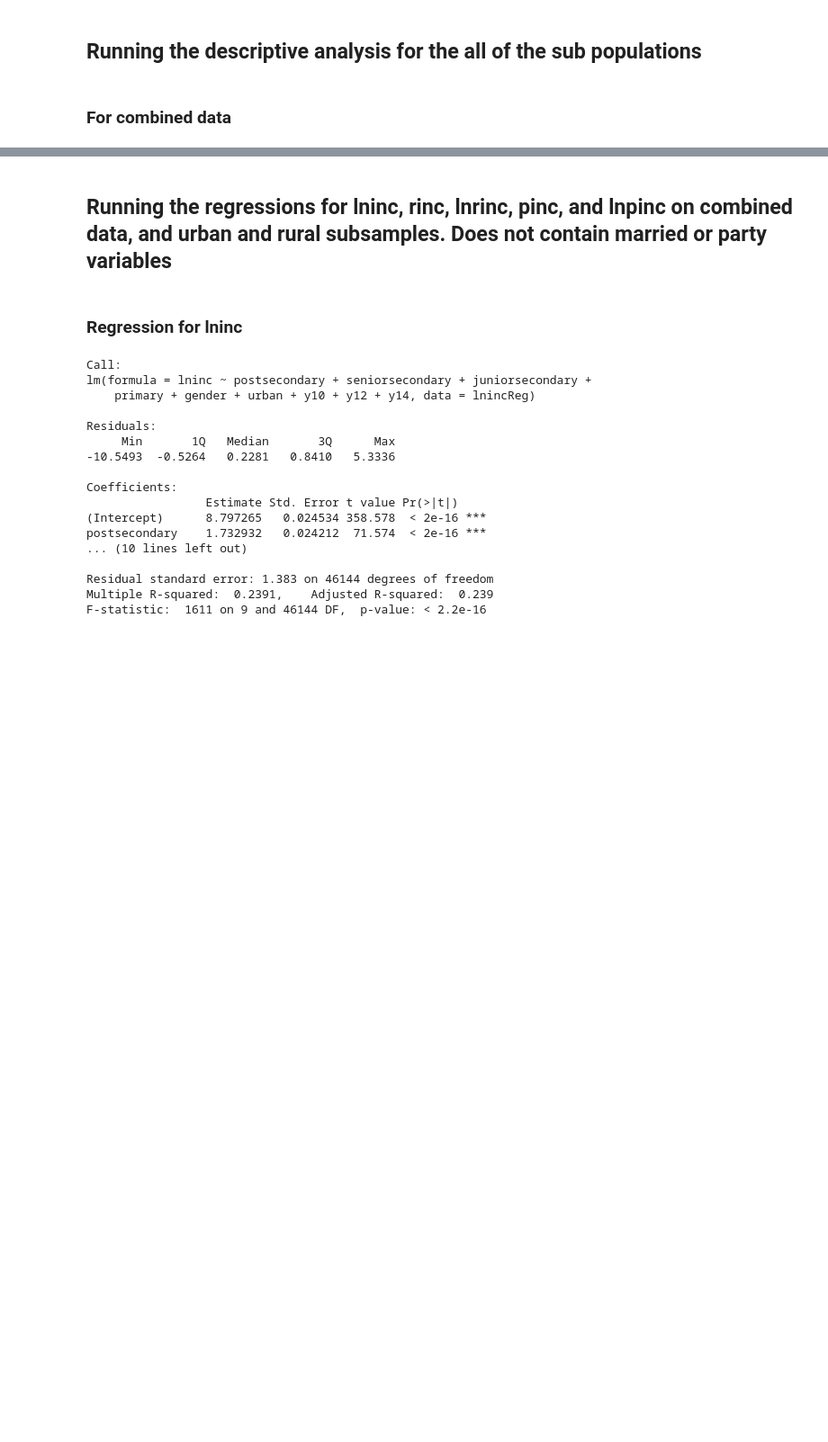
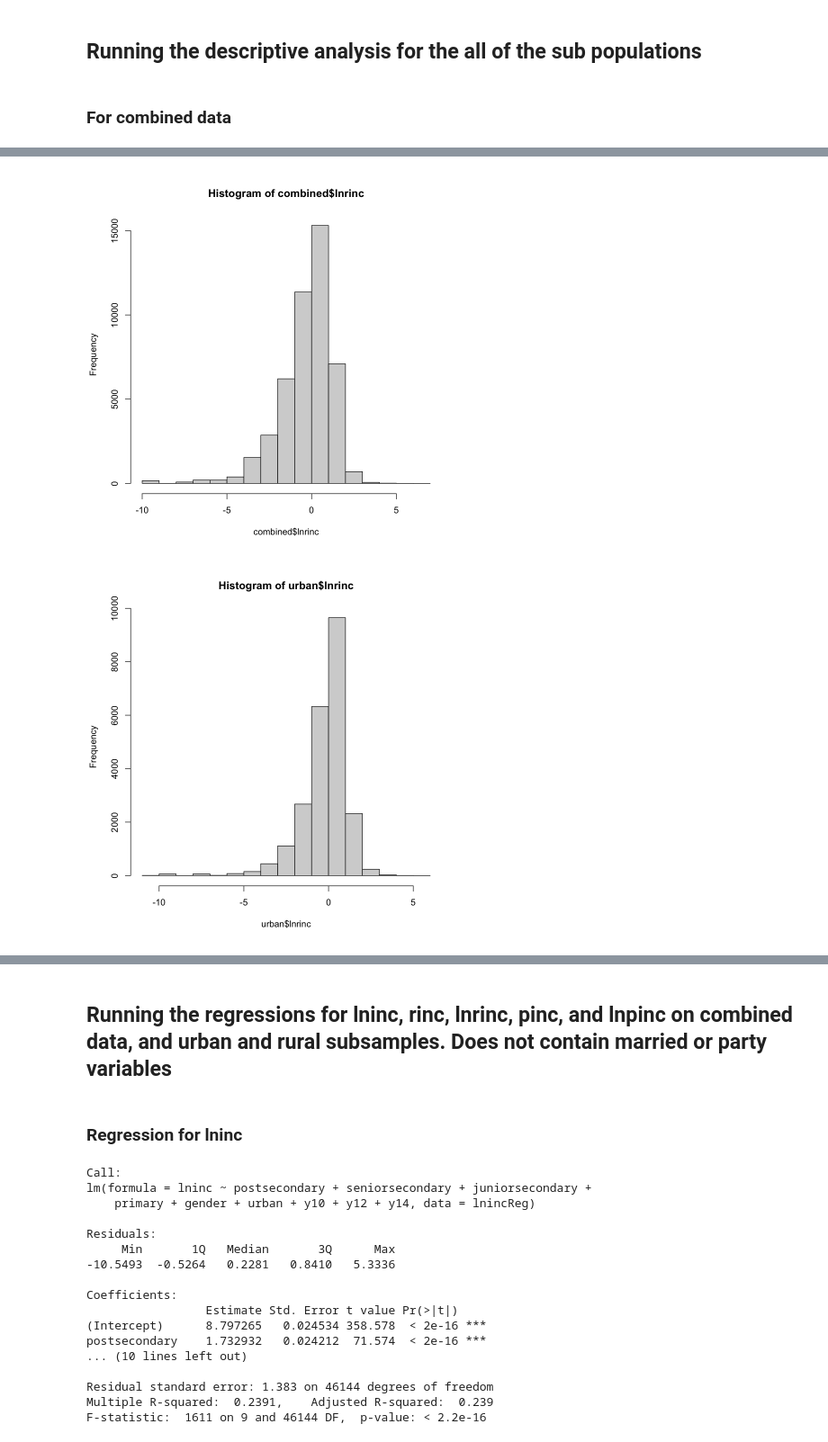
Before and after one commit to dwrh/China-Education-Wages, a Jupyter notebook: China-Education-Wage-Regression.ipynb, the cells around one changed output, grey strips where cells are left out. Shown at 90% size. Drawn from its saved outputs; the diff is of its cells as text; code cells hidden in the pictures; blank space fills up the shorter version.

```diff
--- a/China-Education-Wage-Regression.ipynb
+++ b/China-Education-Wage-Regression.ipynb
@@ -408,0 +550,11 @@ ERROR: Error in hist(combined$lninc): object 'combined' not found
+# %%
+hist(combined$lnrinc)
+hist(urban$lnrinc)
+hist(rural$lnrinc)
+hist(female_urban$lnrinc)
+hist(female_rural$lnrinc)
+hist(male_urban$lnrinc)
+hist(male_rural$lnrinc)
+# %% [output]
+[figure, added]
+[figure, added]
```
Also changed, not shown: parts of 10 cells of this notebook, 4 other files.
